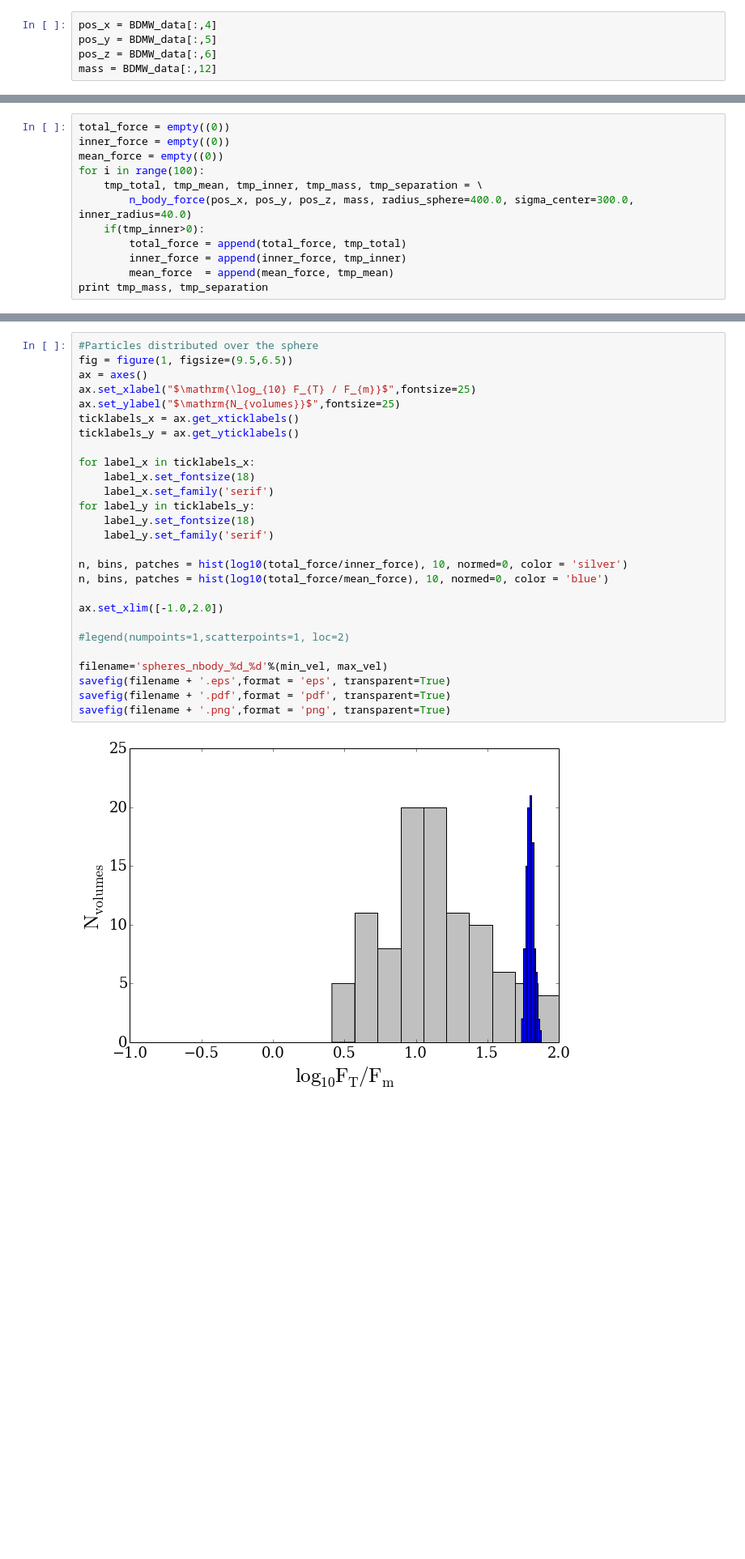
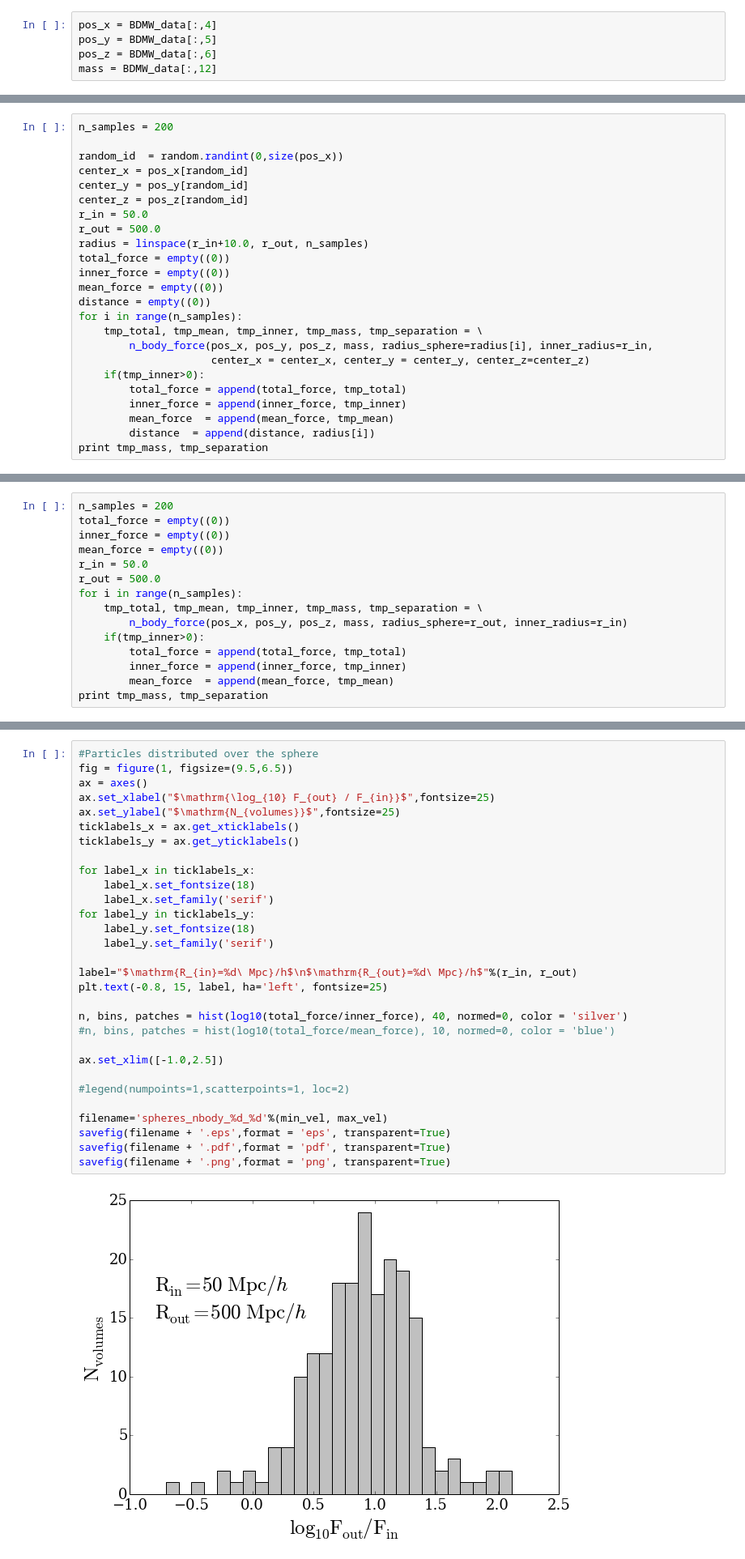
Before and after one commit to forero/spheres, a Jupyter notebook: code/spheres.ipynb, the cells around one changed output, grey strips where cells are left out. Shown: that part at 81% size. Drawn from its saved outputs; the diff is of its cells as text; blank space fills up the shorter version.

```diff
--- a/code/spheres.ipynb
+++ b/code/spheres.ipynb
@@ -182,0 +241,24 @@ mass = BDMW_data[:,12]
+# %%
+n_samples = 200
+
+random_id  = random.randint(0,size(pos_x))
+center_x = pos_x[random_id]
+center_y = pos_y[random_id]
+center_z = pos_z[random_id]
+r_in = 50.0
+r_out = 500.0
+radius = linspace(r_in+10.0, r_out, n_samples)
+total_force = empty((0))
+inner_force = empty((0))
+mean_force = empty((0))
+distance = empty((0))
+for i in range(n_samples):
+    tmp_total, tmp_mean, tmp_inner, tmp_mass, tmp_separation = \
+        n_body_force(pos_x, pos_y, pos_z, mass, radius_sphere=radius[i], inner_radius=r_in,
+                     center_x = center_x, center_y = center_y, center_z=center_z)
+    if(tmp_inner>0):
+        total_force = append(total_force, tmp_total)
+        inner_force = append(inner_force, tmp_inner)
+        mean_force  = append(mean_force, tmp_mean)
+        distance  = append(distance, radius[i])
+print tmp_mass, tmp_separation
@@ -183,10 +308,13 @@ mass = BDMW_data[:,12]
 # %%
+n_samples = 200
 total_force = empty((0))
 inner_force = empty((0))
 mean_force = empty((0))
-for i in range(100):
+r_in = 50.0
+r_out = 500.0
+for i in range(n_samples):
     tmp_total, tmp_mean, tmp_inner, tmp_mass, tmp_separation = \
-        n_body_force(pos_x, pos_y, pos_z, mass, radius_sphere=400.0, sigma_center=300.0, inner_radius=40.0)
+        n_body_force(pos_x, pos_y, pos_z, mass, radius_sphere=r_out, inner_radius=r_in)
     if(tmp_inner>0):
         total_force = append(total_force, tmp_total)
         inner_force = append(inner_force, tmp_inner)
@@ -197,32 +325,35 @@ print tmp_mass, tmp_separation
 # %%
 #Particles distributed over the sphere
 fig = figure(1, figsize=(9.5,6.5))
 ax = axes()
-ax.set_xlabel("$\mathrm{\log_{10} F_{T} / F_{m}}$",fontsize=25)
+ax.set_xlabel("$\mathrm{\log_{10} F_{out} / F_{in}}$",fontsize=25)
 ax.set_ylabel("$\mathrm{N_{volumes}}$",fontsize=25)
 ticklabels_x = ax.get_xticklabels()
 ticklabels_y = ax.get_yticklabels()
 
 for label_x in ticklabels_x:
     label_x.set_fontsize(18)
     label_x.set_family('serif')
 for label_y in ticklabels_y:
     label_y.set_fontsize(18)
     label_y.set_family('serif')
 
-n, bins, patches = hist(log10(total_force/inner_force), 10, normed=0, color = 'silver')
-n, bins, patches = hist(log10(total_force/mean_force), 10, normed=0, color = 'blue')
+label="$\mathrm{R_{in}=%d\ Mpc}/h$\n$\mathrm{R_{out}=%d\ Mpc}/h$"%(r_in, r_out)
+plt.text(-0.8, 15, label, ha='left', fontsize=25)
 
-ax.set_xlim([-1.0,2.0])
+n, bins, patches = hist(log10(total_force/inner_force), 40, normed=0, color = 'silver')
+#n, bins, patches = hist(log10(total_force/mean_force), 10, normed=0, color = 'blue')
+
+ax.set_xlim([-1.0,2.5])
 
 #legend(numpoints=1,scatterpoints=1, loc=2)
 
 filename='spheres_nbody_%d_%d'%(min_vel, max_vel)
 savefig(filename + '.eps',format = 'eps', transparent=True)
 savefig(filename + '.pdf',format = 'pdf', transparent=True)
 savefig(filename + '.png',format = 'png', transparent=True)
 # %% [output]
-[figure, old version]
+[figure, new version]
 # %% [markdown]
 Now this shows that on average, independent on radius the force is two to three times the force produced by a an object with the verage mass located at a distance equal to the average interparticle distance
 # %% [markdown]
```
Also changed, not shown: parts of 13 cells of this notebook.
